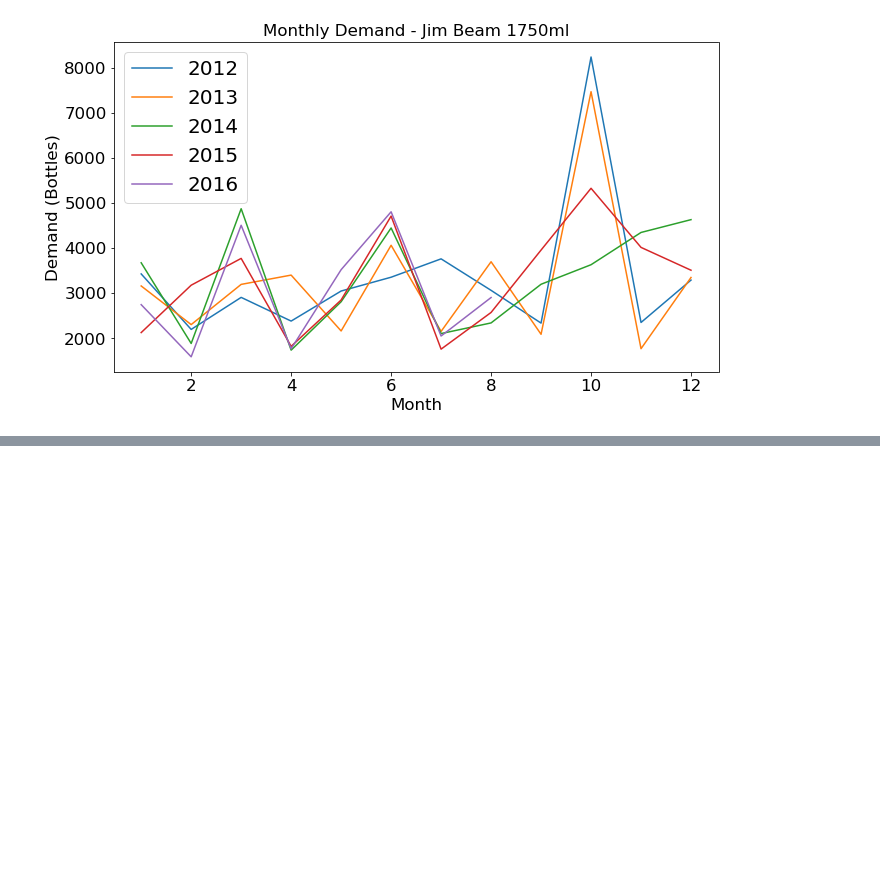
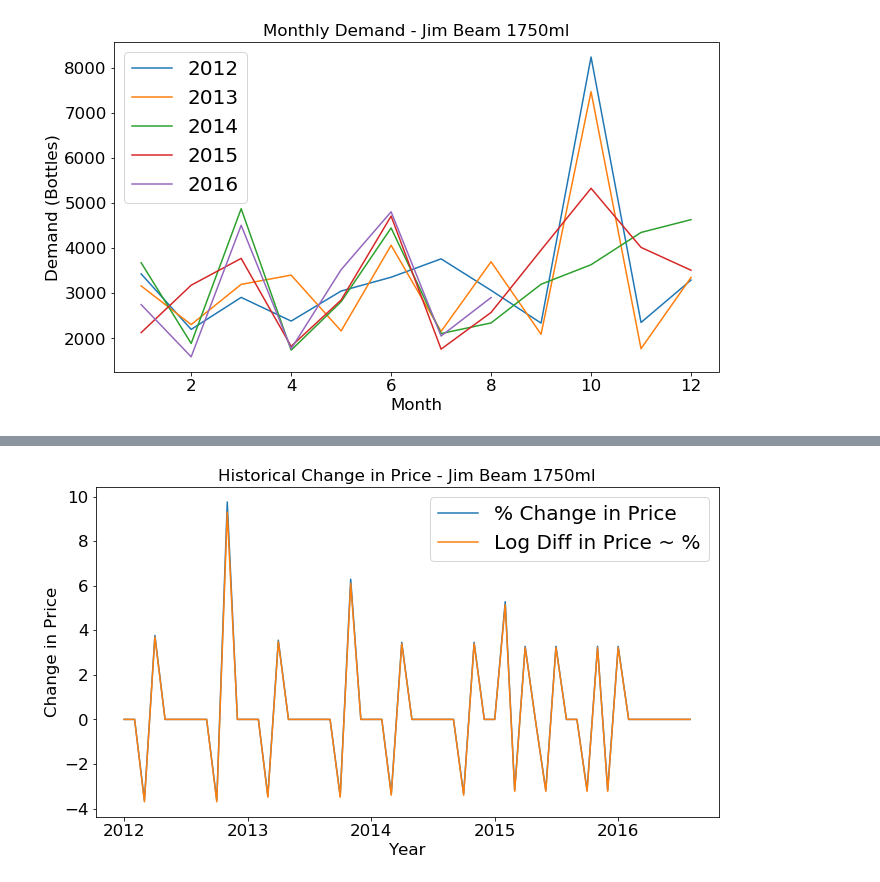
Before and after one commit to bulentarslan/drink-worthy-data, a Jupyter notebook: drink-worthy-data.ipynb, the cells around one changed output, grey strips where cells are left out. Cells and saved outputs as stored; diff of their text form; code cells hidden in the pictures; blank space fills up the shorter version.

```diff
--- a/drink-worthy-data.ipynb
+++ b/drink-worthy-data.ipynb
@@ -153,0 +166,12 @@ fig.savefig('./img/monthly_change_in_demand.png')
+# %%
+fig, ax = plt.subplots(1, 1, sharex=True, figsize=(10, 6))
+ax.plot(Month, PricePctChange*100, '-',
+           Month, LogPriceDiff*100, '-');
+ax.set_title('Historical Change in Price - Jim Beam 1750ml')
+ax.set_ylabel('Change in Price')
+ax.set_xlabel('Year')
+ax.legend(['% Change in Price', 'Log Diff in Price ~ %'], loc=1)
+fig.tight_layout()
+fig.savefig('./img/historical_change_in_price.png')
+# %% [output]
+[figure, added]
```
Also changed, not shown: parts of 2 cells of this notebook, 3 other files.
